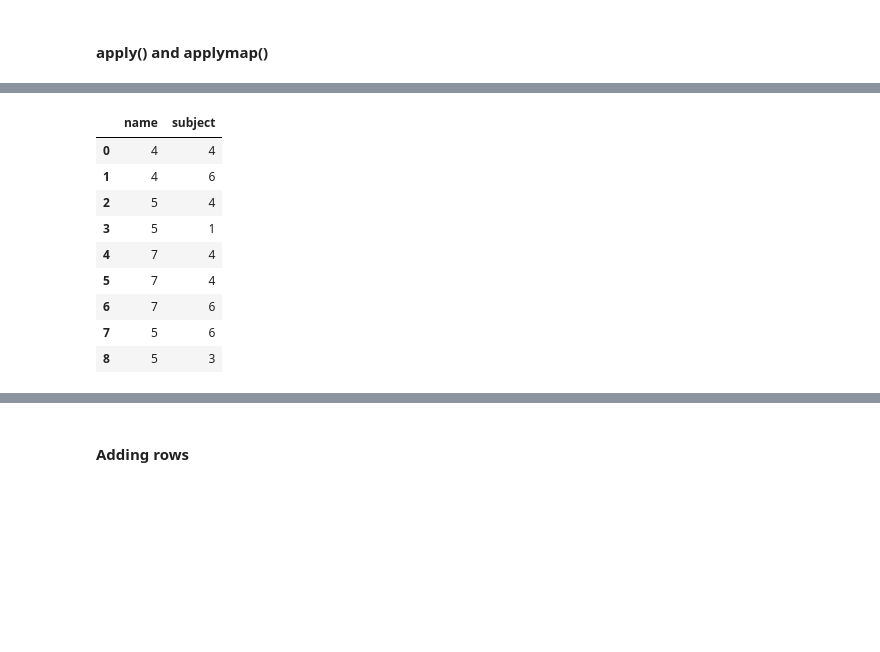
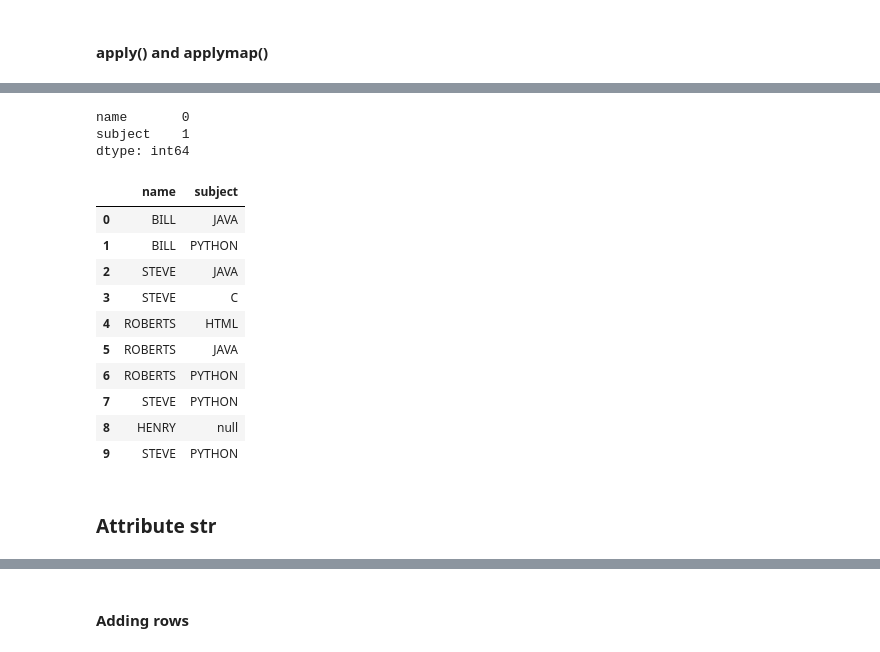
Before and after one commit to SaiPrathek/DS_01_MAY_2020, a Jupyter notebook: pandas/marks_df.ipynb, the cells around one changed output, grey strips where cells are left out. Drawn from its saved outputs; the diff is of its cells as text; code cells hidden in the pictures; blank space fills up the shorter version.

```diff
--- a/pandas/marks_df.ipynb
+++ b/pandas/marks_df.ipynb
@@ -235,14 +236,23 @@ df.apply(lambda s : s.notnull().sum(), axis=1)
 dtype: int64
+# %%
+df[['name','subject']].apply(lambda s: s.isnull().sum())
+# %% [output]
+name       0
+subject    1
+dtype: int64
 # %%
-df[['name','subject']].applymap(lambda v : len(str(v)))
+df[['name','subject']].applymap(lambda v : v.upper() if isinstance(v,str)  else 'Null')
 # %% [output]
 |  | name | subject |
-| 0 | 4 | 4 |
-| 1 | 4 | 6 |
-| 2 | 5 | 4 |
-| 3 | 5 | 1 |
-| 4 | 7 | 4 |
-| 5 | 7 | 4 |
-| 6 | 7 | 6 |
-| 7 | 5 | 6 |
-| 8 | 5 | 3 |
+| 0 | BILL | JAVA |
+| 1 | BILL | PYTHON |
+| 2 | STEVE | JAVA |
+| 3 | STEVE | C |
+| 4 | ROBERTS | HTML |
+| 5 | ROBERTS | JAVA |
+| 6 | ROBERTS | PYTHON |
+| 7 | STEVE | PYTHON |
+| 8 | HENRY | null |
+| 9 | STEVE | PYTHON |
+# %% [markdown]
+### Attribute str
```
Also changed, not shown: parts of 21 cells of this notebook.
